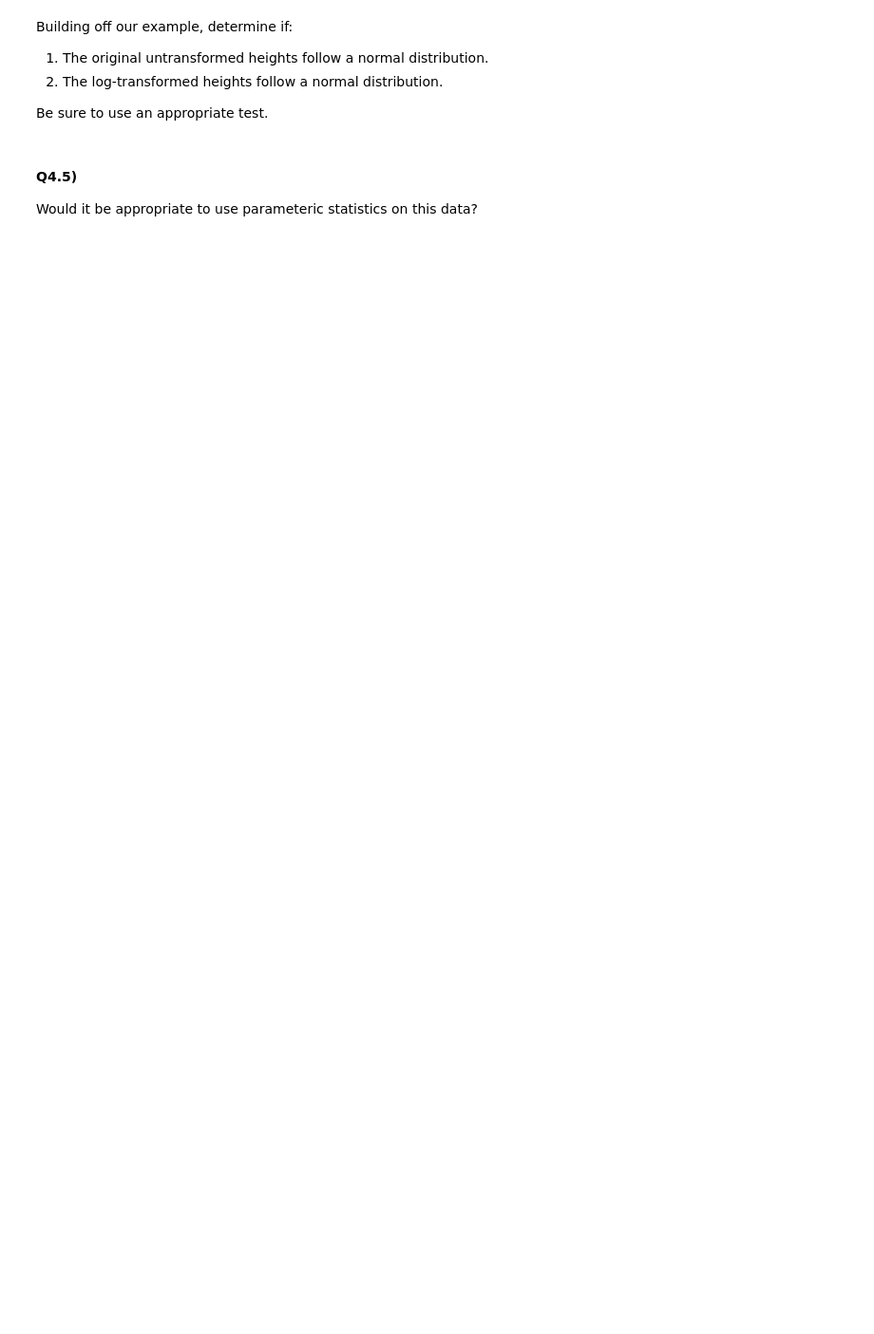
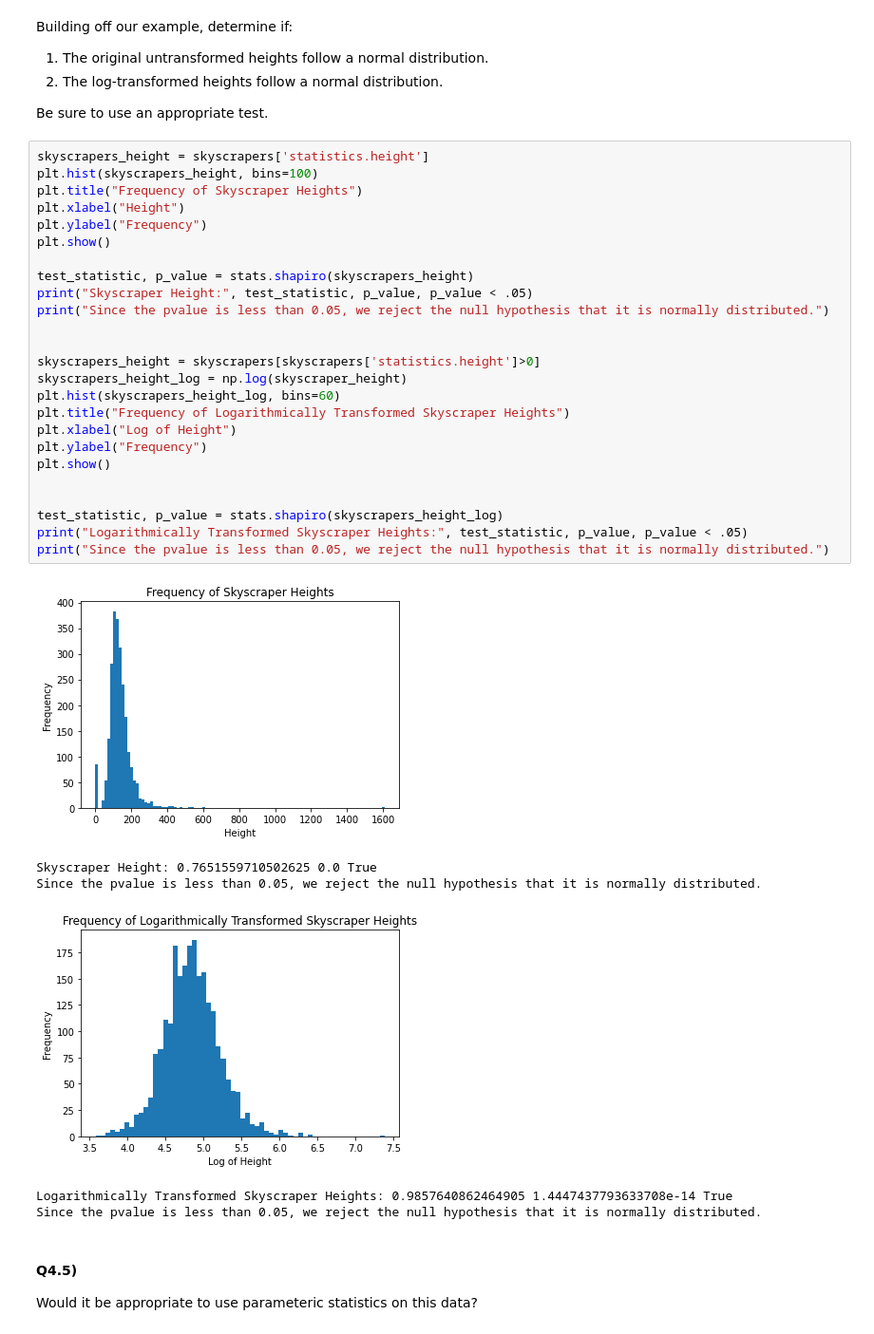
Before and after one commit to amaniedu71/CISC367-h-w, a Jupyter notebook: wk6/Statistics_Workbook.ipynb, the cells around one changed output. Shown at 95% size. Drawn from its saved outputs; the diff is of its cells as text; blank space fills up the shorter version.

```diff
--- a/wk6/Statistics_Workbook.ipynb
+++ b/wk6/Statistics_Workbook.ipynb
@@ -451,6 +504,38 @@ Building off our example, determine if:
 2. The log-transformed heights follow a normal distribution.
 
 Be sure to use an appropriate test.
+# %%
+skyscrapers_height = skyscrapers['statistics.height']
+plt.hist(skyscrapers_height, bins=100)
+plt.title("Frequency of Skyscraper Heights")
+plt.xlabel("Height")
+plt.ylabel("Frequency")
+plt.show()
+
+test_statistic, p_value = stats.shapiro(skyscrapers_height)
+print("Skyscraper Height:", test_statistic, p_value, p_value < .05)
+print("Since the pvalue is less than 0.05, we reject the null hypothesis that it is normally distributed.")
+
+
+skyscrapers_height = skyscrapers[skyscrapers['statistics.height']>0]
+skyscrapers_height_log = np.log(skyscraper_height)
+plt.hist(skyscrapers_height_log, bins=60)
+plt.title("Frequency of Logarithmically Transformed Skyscraper Heights")
+plt.xlabel("Log of Height")
+plt.ylabel("Frequency")
+plt.show()
+
+
+test_statistic, p_value = stats.shapiro(skyscrapers_height_log)
+print("Logarithmically Transformed Skyscraper Heights:", test_statistic, p_value, p_value < .05)
+print("Since the pvalue is less than 0.05, we reject the null hypothesis that it is normally distributed.")
+# %% [output]
+[figure, added]
+Skyscraper Height: 0.7651559710502625 0.0 True
+Since the pvalue is less than 0.05, we reject the null hypothesis that it is normally distributed.
+[figure, added]
+Logarithmically Transformed Skyscraper Heights: 0.9857640862464905 1.4447437793633708e-14 True
+Since the pvalue is less than 0.05, we reject the null hypothesis that it is normally distributed.
 # %% [markdown]
 #### Q4.5)
 
```
Also changed, not shown: parts of 39 cells of this notebook.
